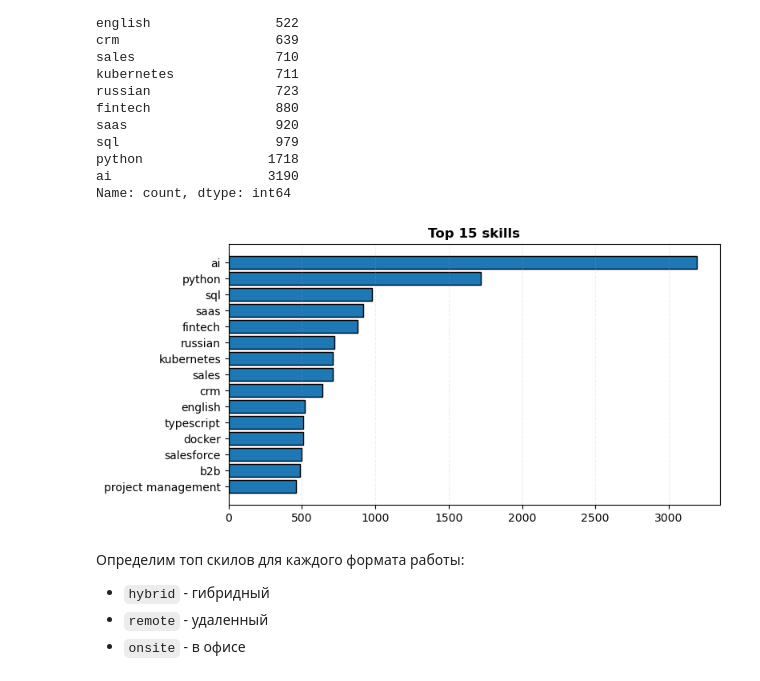
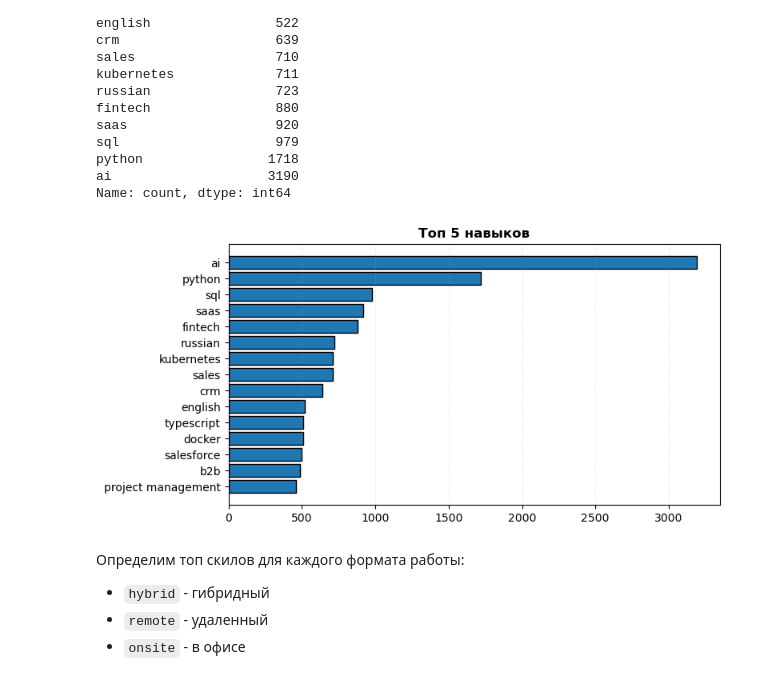
Before and after one commit to kmvitik/smadimo_group_project_2_scraping_api, a Jupyter notebook: skills_hirihy.ipynb, the cells around one changed output. Saved outputs shown, nothing was run; the diff lists cells and outputs as text; code cells hidden in the pictures.

```diff
--- a/skills_hirihy.ipynb
+++ b/skills_hirihy.ipynb
@@ -238,13 +238,13 @@ Name: count, dtype: int64
 # %%
 fig, ax = plt.subplots(figsize=(8, 4))
 
 ax.barh(y=skill_stats.index, width=skill_stats.values, edgecolor="black")
 
 ax.grid(axis="x", linestyle="--", alpha=0.2)
-ax.set_title(f"Top {top_n} skills", fontweight="bold")
+ax.set_title(f"Топ {top_n} навыков", fontweight="bold")
 plt.tight_layout()
 # %% [output]
-[figure, old version]
+[figure, new version]
 # %% [markdown]
 Определим топ скилов для каждого формата работы:
 - `hybrid` - гибридный
```
Also changed, not shown: parts of 2 cells of this notebook.
